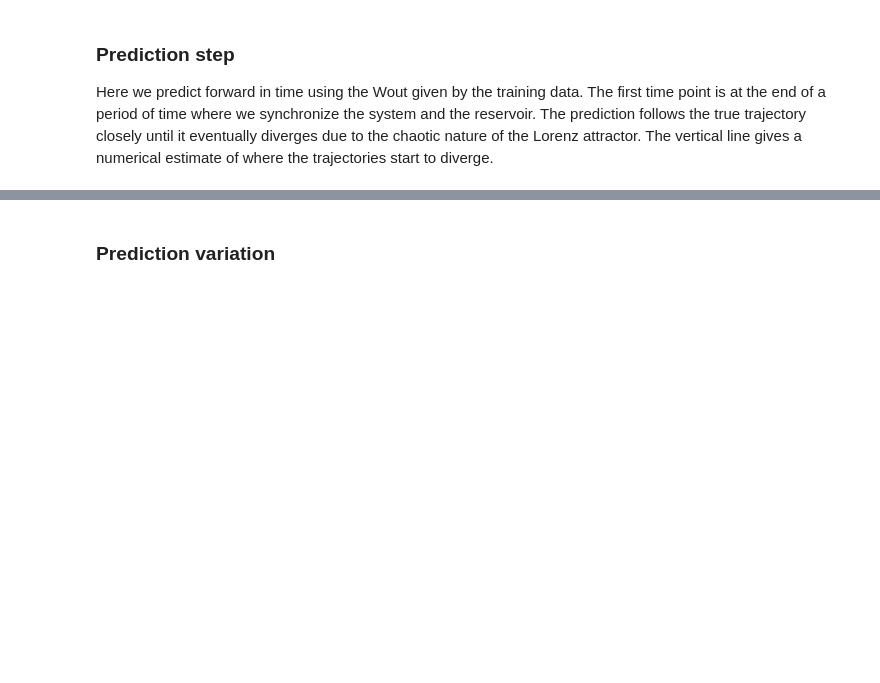
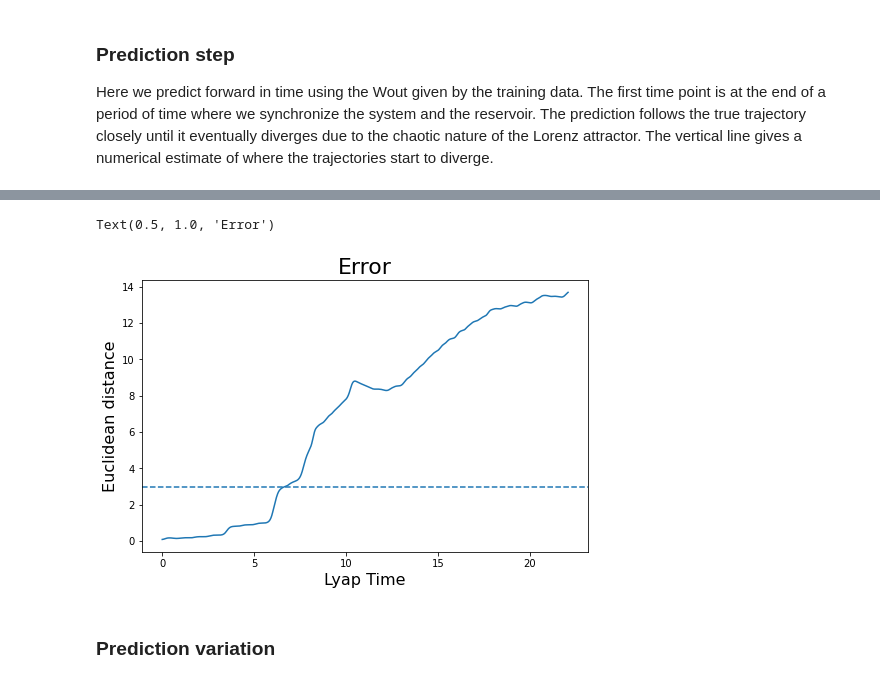
Before and after one commit to japlatt/reservoir, a Jupyter notebook: examples/Example_Lorenz_63.ipynb, the cells around one changed output, grey strips where cells are left out. Saved outputs shown, nothing was run; the diff lists cells and outputs as text; code cells hidden in the pictures; blank space fills up the shorter version.

```diff
--- a/examples/Example_Lorenz_63.ipynb
+++ b/examples/Example_Lorenz_63.ipynb
@@ -190,2 +207,13 @@ Wall time: 37.9 s
+# %%
+fig = plt.figure(figsize = (8, 5))
+plt.plot(lor63Res.pred_t/0.9056, np.cumsum(lor63Res.diff)/np.arange(1, len(lor63Res.diff)+1))
+plt.axhline(acc, ls = '--')
+plt.xlabel('Lyap Time', fontsize = 16)
+plt.ylabel('Euclidean distance', fontsize = 16)
+plt.title('Error', fontsize = 22)
+# fig.savefig('euc_dist.pdf', bbox_inches = 'tight')
+# %% [output]
+Text(0.5, 1.0, 'Error')
+[figure, added]
 # %% [markdown]
 ### Prediction variation
```
Also changed, not shown: parts of 23 cells of this notebook.
